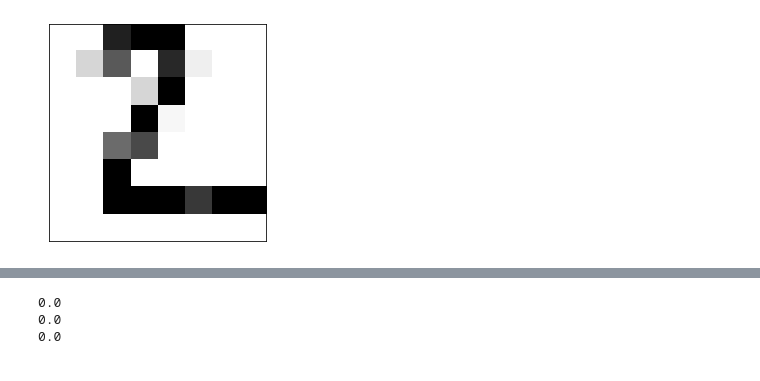
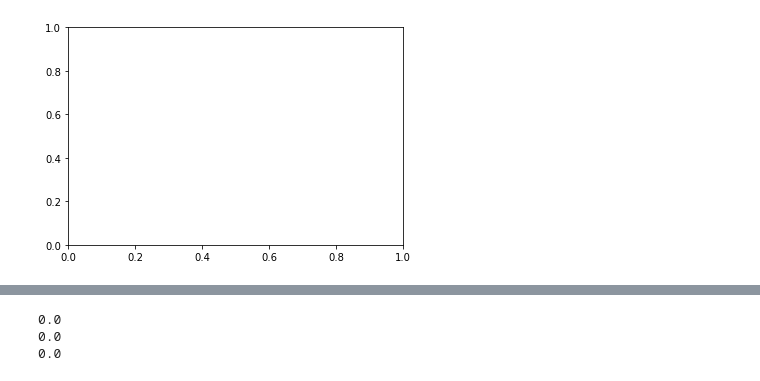
Before and after one commit to LorenzoValente3/Autoencoder-for-FPGA, a Jupyter notebook: imgs4FPGA.ipynb, the cells around one changed output, grey strips where cells are left out. Saved outputs shown, nothing was run; the diff lists cells and outputs as text; code cells hidden in the pictures.

```diff
--- a/imgs4FPGA.ipynb
+++ b/imgs4FPGA.ipynb
@@ -15,18 +15,18 @@ from tensorflow_model_optimization.sparsity.keras import strip_pruning, prune_lo
 
 from callbacks import all_callbacks
 # %%
-import MNIST_dataset as mnist
+import MNIST_database as mnist
 
 #Choose the final size of your image dataset
 size_final = 8
 
 data_zoom = mnist.MNISTData(size_initial=20, size_final=size_final, color_depth=5, flat=True)
 test= data_zoom.x_test
 train = data_zoom.x_train
 ax = plt.subplot(1, 1 , 1)
 
-plt.imshow(test[1].reshape(size_final,size_final), cmap='gray_r')
-ax.get_xaxis().set_visible(False)
-ax.get_yaxis().set_visible(False)
+#plt.imshow(test[0].reshape(size_final,size_final), cmap='gray_r')
+#ax.get_xaxis().set_visible(False)
+#ax.get_yaxis().set_visible(False)
 # %% [output]
-[figure, old version]
+[figure, new version]
```
Also changed, not shown: parts of 4 cells of this notebook, 8 other files.
